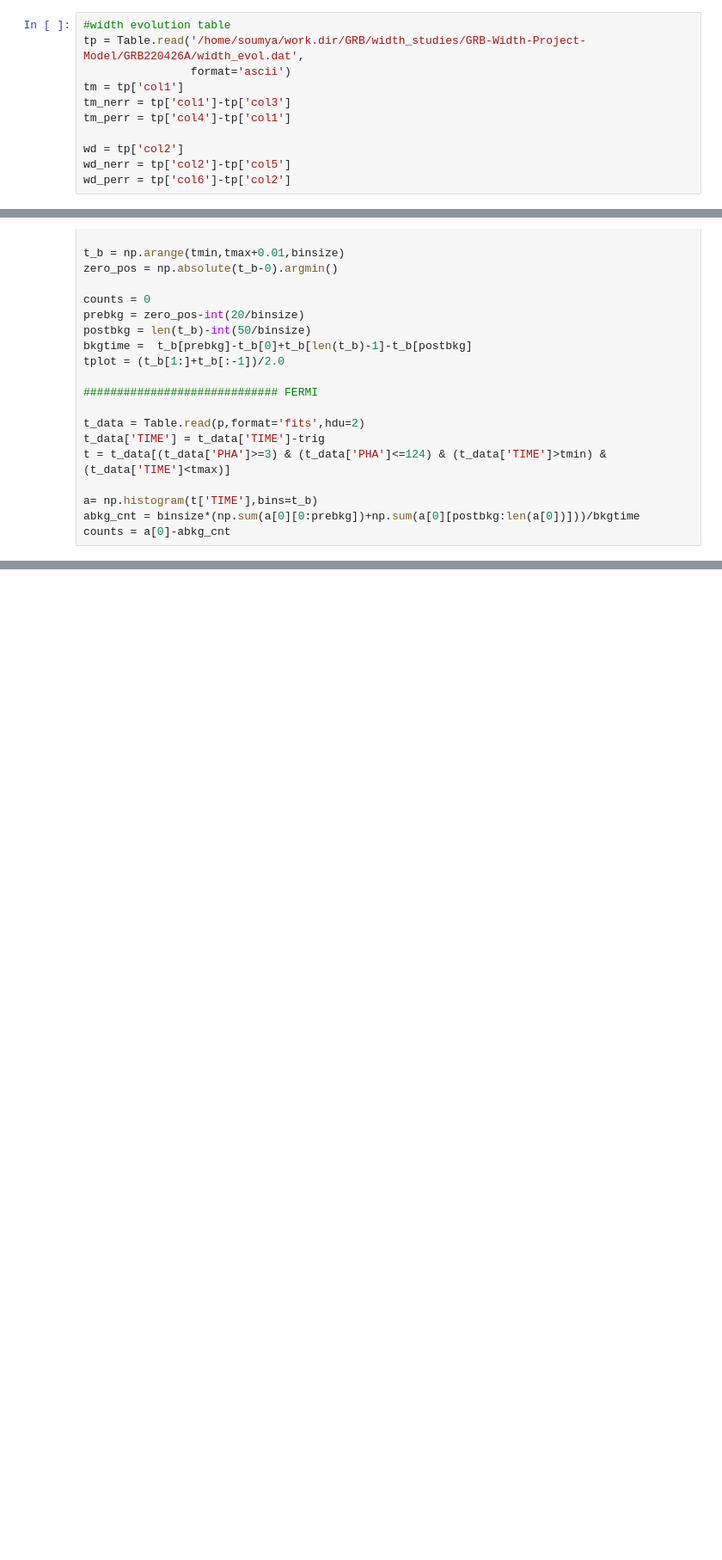
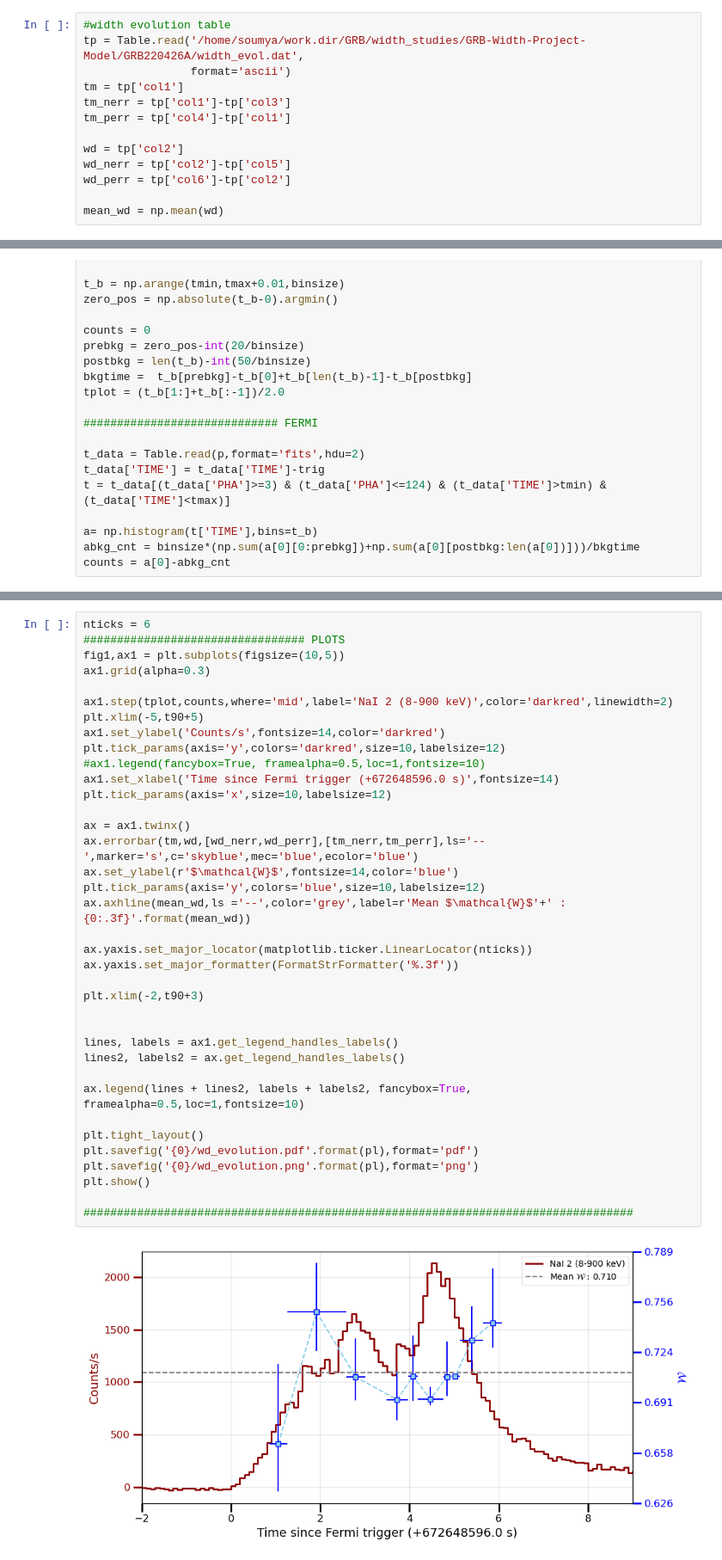
Before and after one commit to Soumya-czti/GRB-Width-Project, a Jupyter notebook: plots/Width_evolution_plots.ipynb, the cells around one changed output, grey strips where cells are left out. Shown at 86% size. Cells and saved outputs as stored; diff of their text form; blank space fills up the shorter version.

```diff
--- a/plots/Width_evolution_plots.ipynb
+++ b/plots/Width_evolution_plots.ipynb
@@ -40,3 +40,5 @@ tm_perr = tp['col4']-tp['col1']
 wd = tp['col2']
 wd_nerr = tp['col2']-tp['col5']
 wd_perr = tp['col6']-tp['col2']
+
+mean_wd = np.mean(wd)
@@ -125,0 +96,39 @@ plt.show()
+# %%
+nticks = 6
+################################# PLOTS
+fig1,ax1 = plt.subplots(figsize=(10,5))
+ax1.grid(alpha=0.3)
+
+ax1.step(tplot,counts,where='mid',label='NaI 2 (8-900 keV)',color='darkred',linewidth=2)
+plt.xlim(-5,t90+5)
+ax1.set_ylabel('Counts/s',fontsize=14,color='darkred')
+plt.tick_params(axis='y',colors='darkred',size=10,labelsize=12)
+#ax1.legend(fancybox=True, framealpha=0.5,loc=1,fontsize=10)
+ax1.set_xlabel('Time since Fermi trigger (+672648596.0 s)',fontsize=14)
+plt.tick_params(axis='x',size=10,labelsize=12)
+
+ax = ax1.twinx()
+ax.errorbar(tm,wd,[wd_nerr,wd_perr],[tm_nerr,tm_perr],ls='--',marker='s',c='skyblue',mec='blue',ecolor='blue')
+ax.set_ylabel(r'$\mathcal{W}$',fontsize=14,color='blue')
+plt.tick_params(axis='y',colors='blue',size=10,labelsize=12)
+ax.axhline(mean_wd,ls ='--',color='grey',label=r'Mean $\mathcal{W}$'+' : {0:.3f}'.format(mean_wd))
+
+ax.yaxis.set_major_locator(matplotlib.ticker.LinearLocator(nticks))
+ax.yaxis.set_major_formatter(FormatStrFormatter('%.3f'))
+
+plt.xlim(-2,t90+3)
+
+
+lines, labels = ax1.get_legend_handles_labels()
+lines2, labels2 = ax.get_legend_handles_labels()
+
+ax.legend(lines + lines2, labels + labels2, fancybox=True, framealpha=0.5,loc=1,fontsize=10)
+
+plt.tight_layout()
+plt.savefig('{0}/wd_evolution.pdf'.format(pl),format='pdf')
+plt.savefig('{0}/wd_evolution.png'.format(pl),format='png')
+plt.show()
+
+##################################################################################
+# %% [output]
+[figure, added]
```
Also changed, not shown: parts of 4 cells of this notebook.
